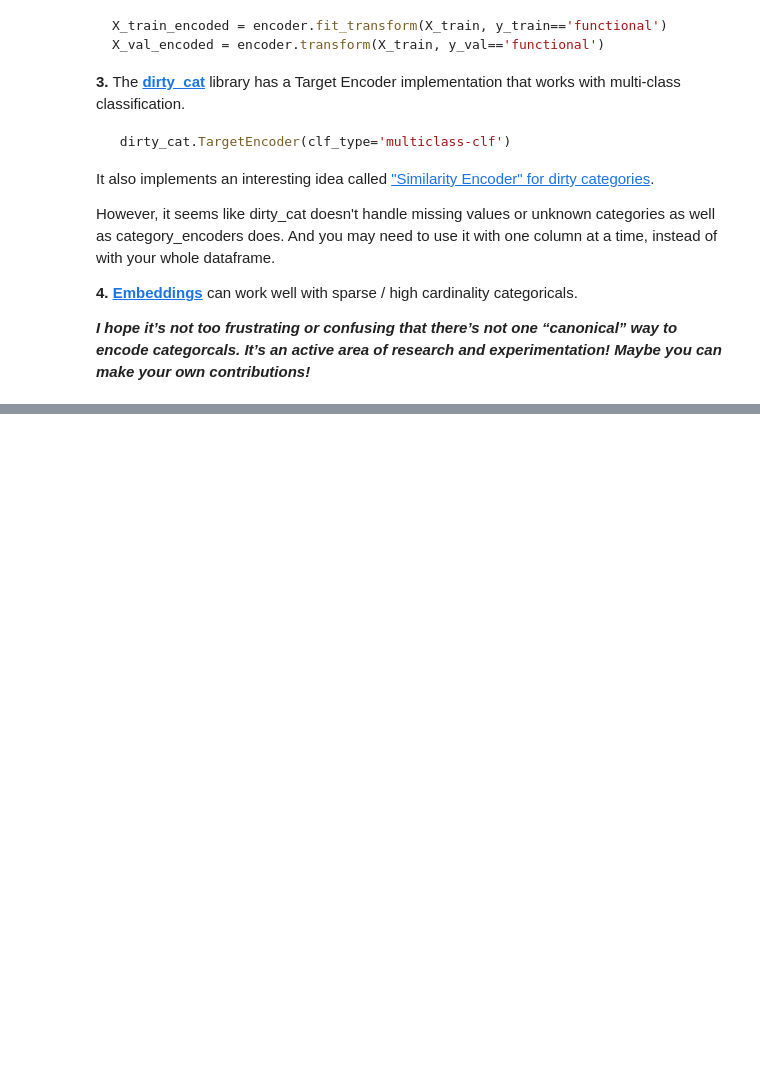
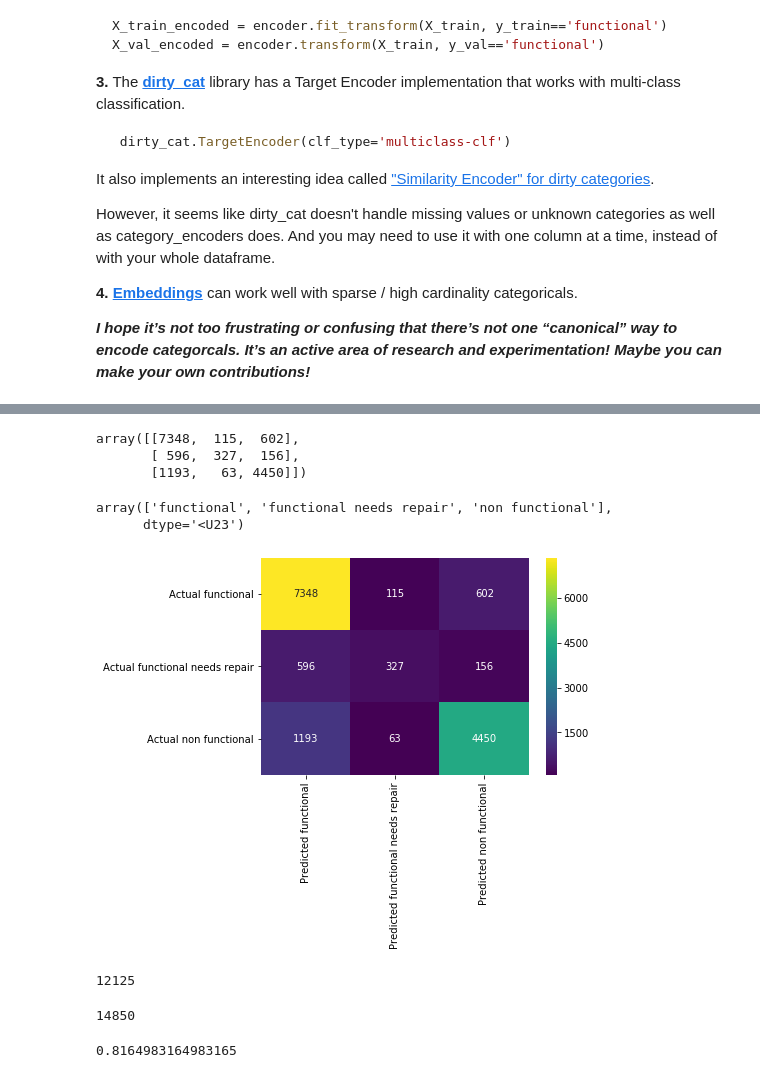
Before and after one commit to bloominstituteoftechnology/DS-Unit-2-Kaggle-Challenge, a Jupyter notebook: module4/assignment_kaggle_challenge_4.ipynb, the cells around one changed output, grey strips where cells are left out. Cells and saved outputs as stored; diff of their text form; code cells hidden in the pictures; blank space fills up the shorter version.

```diff
--- a/module4/assignment_kaggle_challenge_4.ipynb
+++ b/module4/assignment_kaggle_challenge_4.ipynb
@@ -133,0 +227,43 @@ train, val = train_test_split(train, test_size=len(test),
+# %%
+from sklearn.metrics import confusion_matrix
+confusion_matrix(y_val, y_pred)
+# %% [output]
+array([[7348,  115,  602],
+       [ 596,  327,  156],
+       [1193,   63, 4450]])
+# %%
+# get labels
+from sklearn.utils.multiclass import unique_labels
+unique_labels(y_val)
+# %% [output]
+array(['functional', 'functional needs repair', 'non functional'],
+      dtype='<U23')
+# %%
+# plot a heatmap
+def plot_confusion_matrix(y_true, y_pred):
+    labels = unique_labels(y_true)
+    columns = [f'Predicted {label}' for label in labels]
+    index = [f'Actual {label}' for label in labels]
+    table = pd.DataFrame(confusion_matrix(y_true, y_pred),
+                         columns=columns, index=index)
+    return sns.heatmap(table, annot=True, fmt='d', cmap='viridis')
+
+plot_confusion_matrix(y_val, y_pred);
+# %% [output]
+[figure, added]
+# %%
+# how many correct
+7348 + 327 + 4450
+# %% [output]
+12125
+# %%
+# how many total predictions made
+7348 + 115 + 602 + 596 + 327 + 156 + 1193 + 63 + 4450
+# %% [output]
+14850
+# %%
+correct_predictions = 12125
+total_predictions = 14850
+correct_predictions / total_predictions
+# %% [output]
+0.8164983164983165
```
Also changed, not shown: parts of 3 cells of this notebook.
